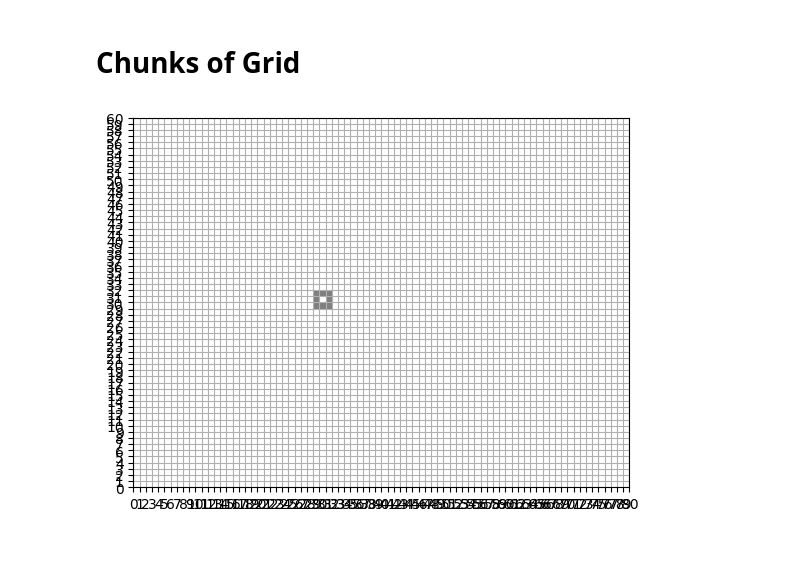
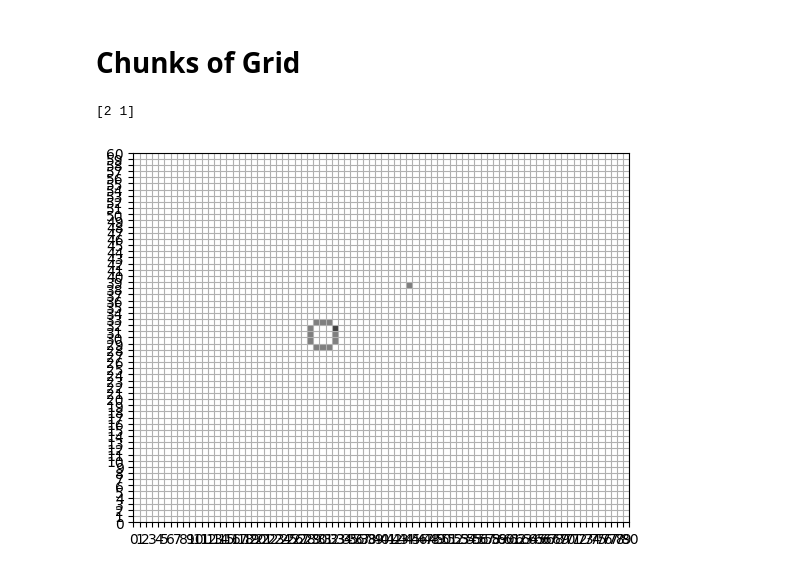
Before and after one commit to doomgutt/--Bowels--, a Jupyter notebook: notebooks/drawing_testing.ipynb, the cells around one changed output. Saved outputs shown, nothing was run; the diff lists cells and outputs as text; code cells hidden in the pictures.

```diff
--- a/notebooks/drawing_testing.ipynb
+++ b/notebooks/drawing_testing.ipynb
@@ -85,6 +62,18 @@ XY_LIST += xy_shift
-# %%
-
-# XY_LIST = box_index(10, 4, xy_shift)
-mk_grid(XY_LIST, 0.5)
-# %% [output]
-[figure, removed]
+# %%
+circ = dg.bresenham_circle_tweaked(2)
+l_source = np.random.randint(-20, 20, size=(2), dtype='i2')
+
+d_xy = (l_source - circ).T
+dists = np.sqrt(d_xy[0]**2 + d_xy[1]**2)
+min_idx = np.argmin(dists)
+closest = circ[min_idx]
+print(closest)
+# %% [output]
+[2 1]
+# %%
+XY_LIST = np.concatenate((circ, l_source[None], closest[None]))
+xy_shift = np.array([30, 30])
+XY_LIST += xy_shift
+mk_grid(XY_LIST, 0.5)
+# %% [output]
+[figure, added]
```
Also changed, not shown: parts of 4 cells of this notebook, 8 other files.
